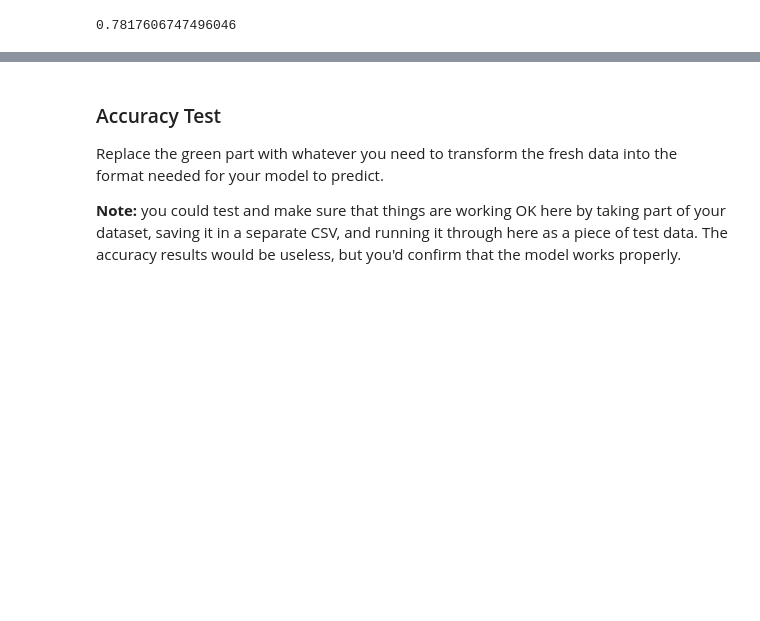
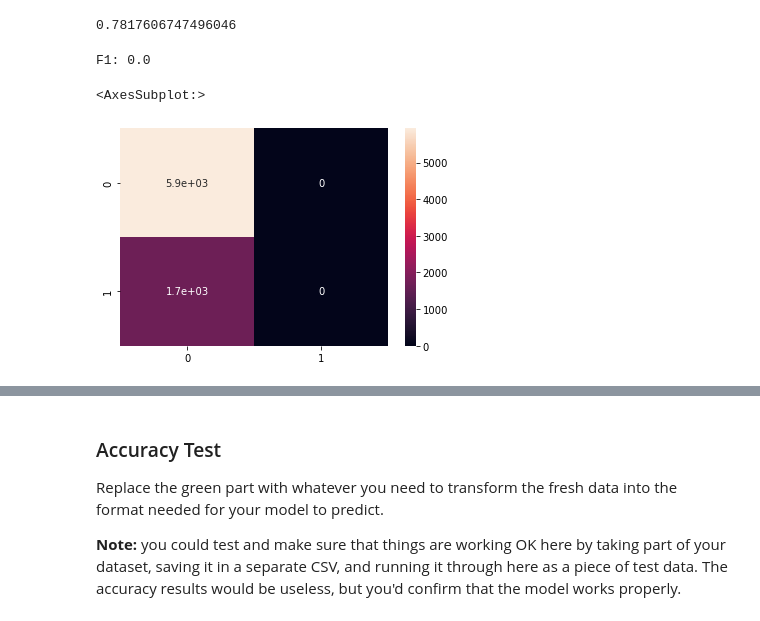
Before and after one commit to rodsunio/BSIP_Assignment_4_Students, a Jupyter notebook: asn4_start.ipynb, the cells around one changed output, grey strips where cells are left out. Cells and saved outputs as stored; diff of their text form; code cells hidden in the pictures; blank space fills up the shorter version.

```diff
--- a/asn4_start.ipynb
+++ b/asn4_start.ipynb
@@ -204,3 +201,11 @@ score = model2.score(xTest, yTest)
 print(score)
 # %% [output]
 0.7817606747496046
+# %%
+print("F1:",f1_score(yTest, md1Pred))
+conf_matrix = confusion_matrix(yTest, md1Pred)
+sns.heatmap(conf_matrix, annot=True)
+# %% [output]
+F1: 0.0
+<AxesSubplot:>
+[figure, added]
```
Also changed, not shown: parts of 3 cells of this notebook.
